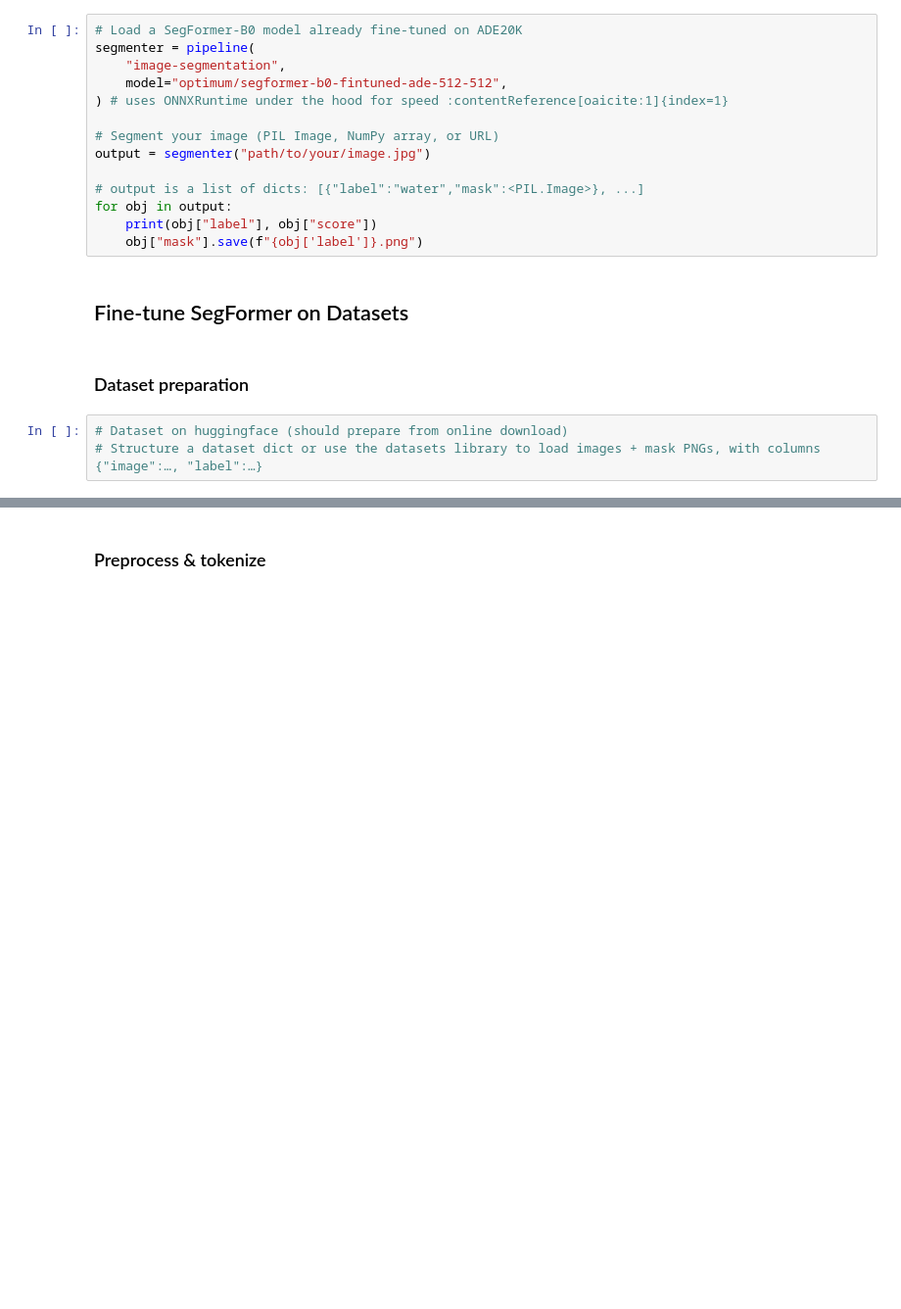
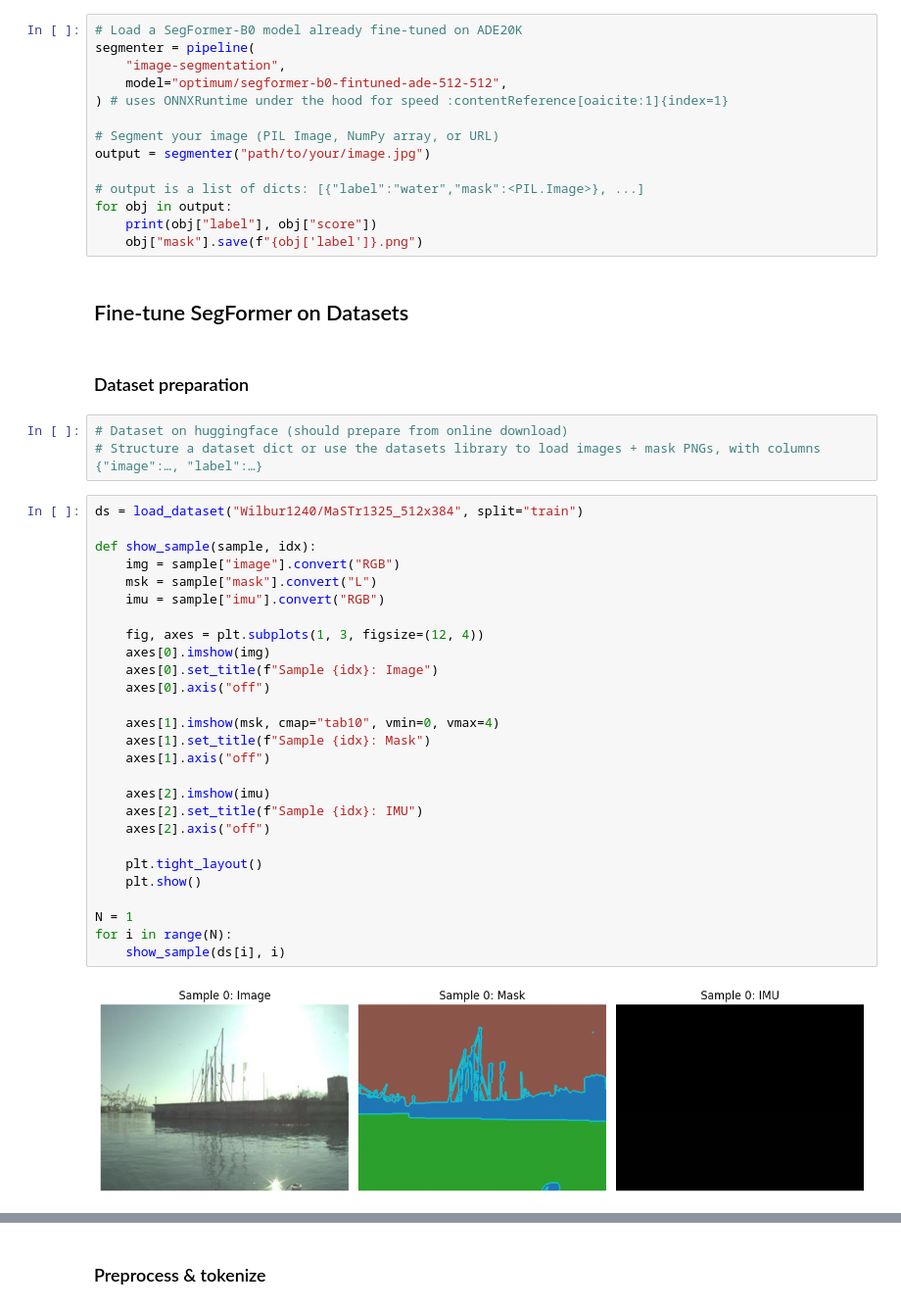
Before and after one commit to wilbur1240/vit-segmentation, a Jupyter notebook: test.ipynb, the cells around one changed output, grey strips where cells are left out. Shown at 98% size. Drawn from its saved outputs; the diff is of its cells as text; blank space fills up the shorter version.

```diff
--- a/test.ipynb
+++ b/test.ipynb
@@ -31,3 +82,32 @@ for obj in output:
 # %%
 # Dataset on huggingface (should prepare from online download)
 # Structure a dataset dict or use the datasets library to load images + mask PNGs, with columns {"image":…, "label":…}
+# %%
+ds = load_dataset("Wilbur1240/MaSTr1325_512x384", split="train")
+
+def show_sample(sample, idx):
+    img = sample["image"].convert("RGB")
+    msk = sample["mask"].convert("L")
+    imu = sample["imu"].convert("RGB")
+
+    fig, axes = plt.subplots(1, 3, figsize=(12, 4))
+    axes[0].imshow(img)
+    axes[0].set_title(f"Sample {idx}: Image")
+    axes[0].axis("off")
+
+    axes[1].imshow(msk, cmap="tab10", vmin=0, vmax=4)
+    axes[1].set_title(f"Sample {idx}: Mask")
+    axes[1].axis("off")
+
+    axes[2].imshow(imu)
+    axes[2].set_title(f"Sample {idx}: IMU")
+    axes[2].axis("off")
+
+    plt.tight_layout()
+    plt.show()
+
+N = 1
+for i in range(N):
+    show_sample(ds[i], i)
+# %% [output]
+[figure, added]
```
Also changed, not shown: parts of 28 cells of this notebook, 26 other files.
